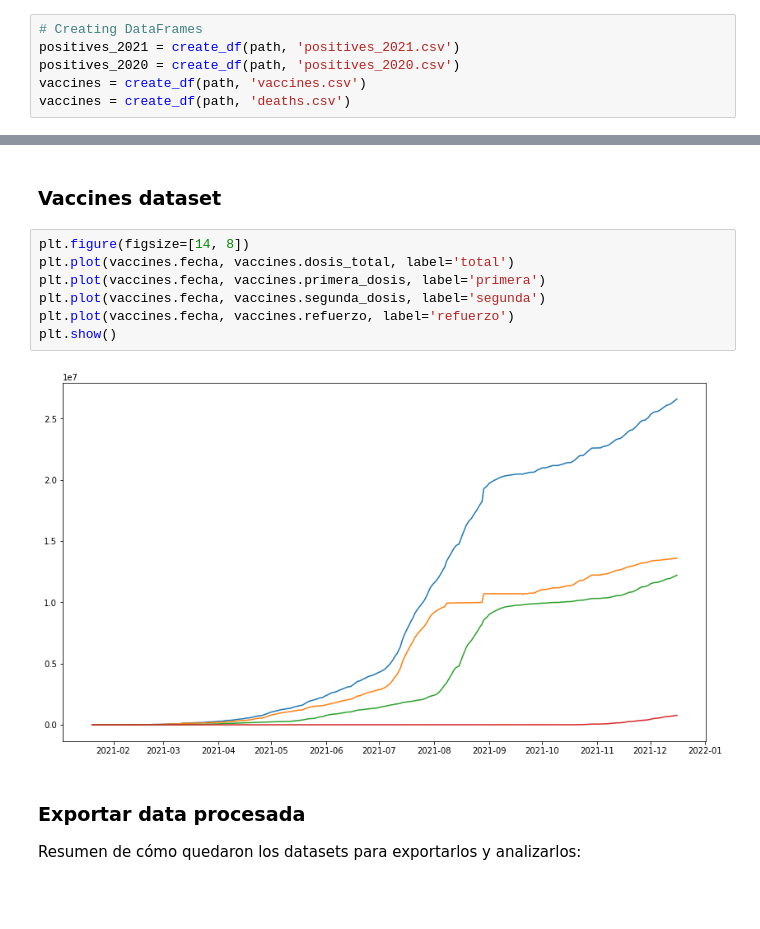
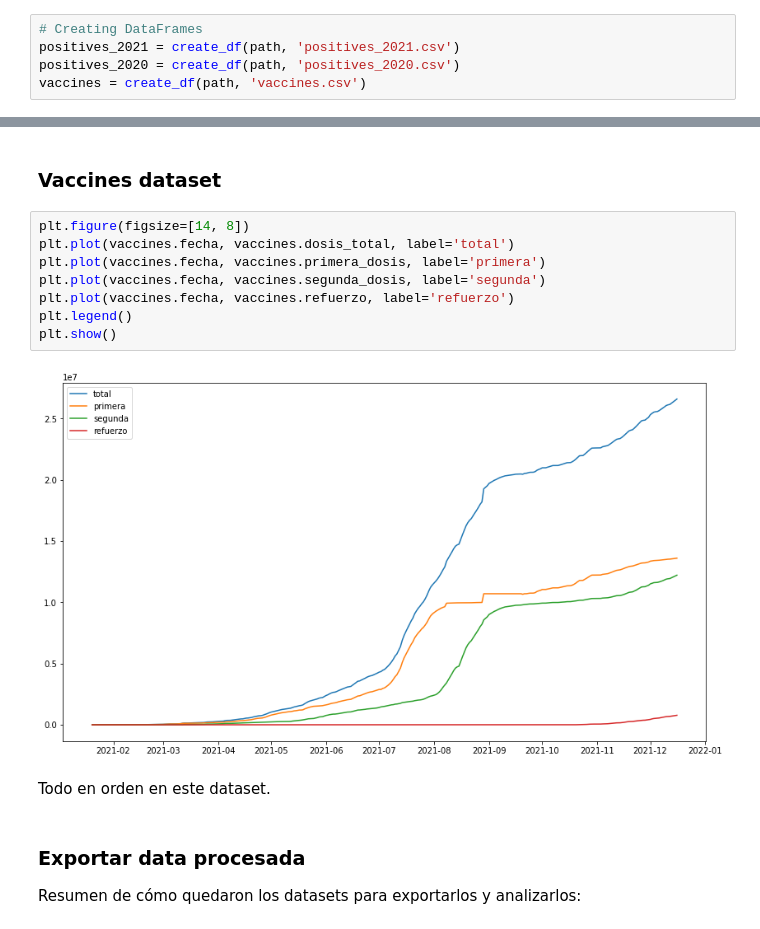
Before and after one commit to anthonymanotoa/covid-ec, a Jupyter notebook: notebooks/1.1-covid-data_process.ipynb, the cells around one changed output, grey strips where cells are left out. Cells and saved outputs as stored; diff of their text form; blank space fills up the shorter version.

Commit message:
Data covid positives and vaccines processed

```diff
--- a/notebooks/1.1-covid-data_process.ipynb
+++ b/notebooks/1.1-covid-data_process.ipynb
@@ -14,7 +14,6 @@ path = '/work/covid-ec/data/raw/'
 positives_2021 = create_df(path, 'positives_2021.csv')
 positives_2020 = create_df(path, 'positives_2020.csv')
 vaccines = create_df(path, 'vaccines.csv')
-vaccines = create_df(path, 'deaths.csv')
 # %%
 print(positives_2020.sample(2))
 # %% [output]
@@ -214,12 +127,15 @@ plt.show()
 # %%
 plt.figure(figsize=[14, 8])
 plt.plot(vaccines.fecha, vaccines.dosis_total, label='total')
 plt.plot(vaccines.fecha, vaccines.primera_dosis, label='primera')
 plt.plot(vaccines.fecha, vaccines.segunda_dosis, label='segunda')
 plt.plot(vaccines.fecha, vaccines.refuerzo, label='refuerzo')
+plt.legend()
 plt.show()
 # %% [output]
-[figure, old version]
+[figure, new version]
+# %% [markdown]
+Todo en orden en este dataset.
 # %% [markdown]
 ### Exportar data procesada
 
```
Also changed, not shown: parts of 26 cells of this notebook, 3 other files.
